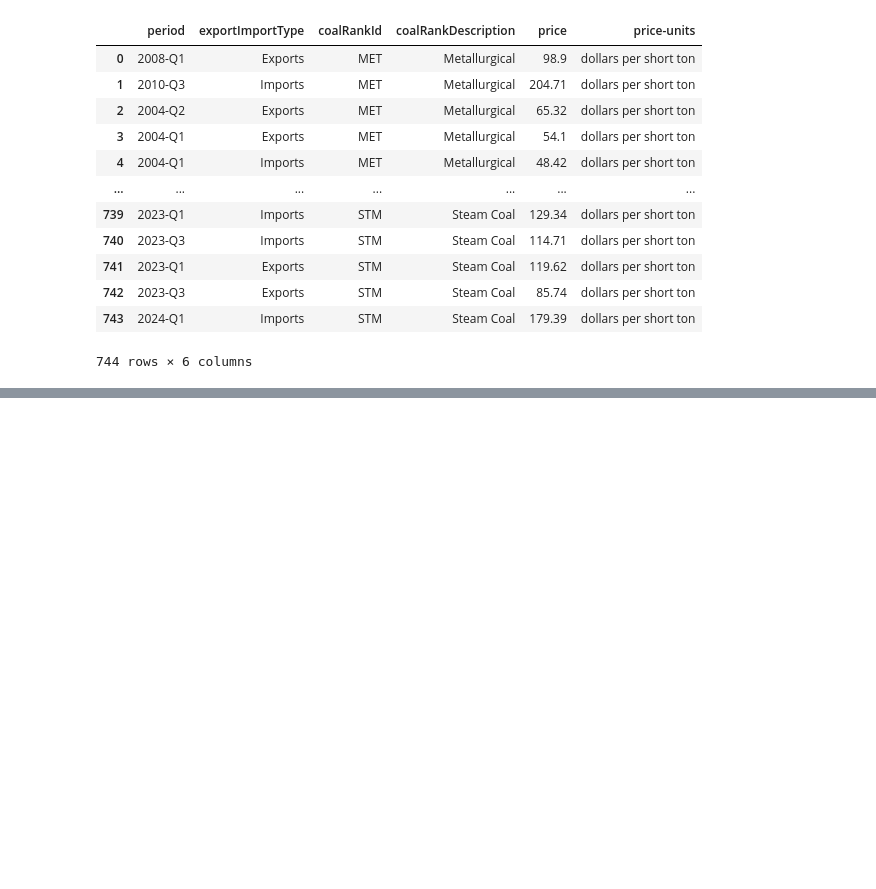
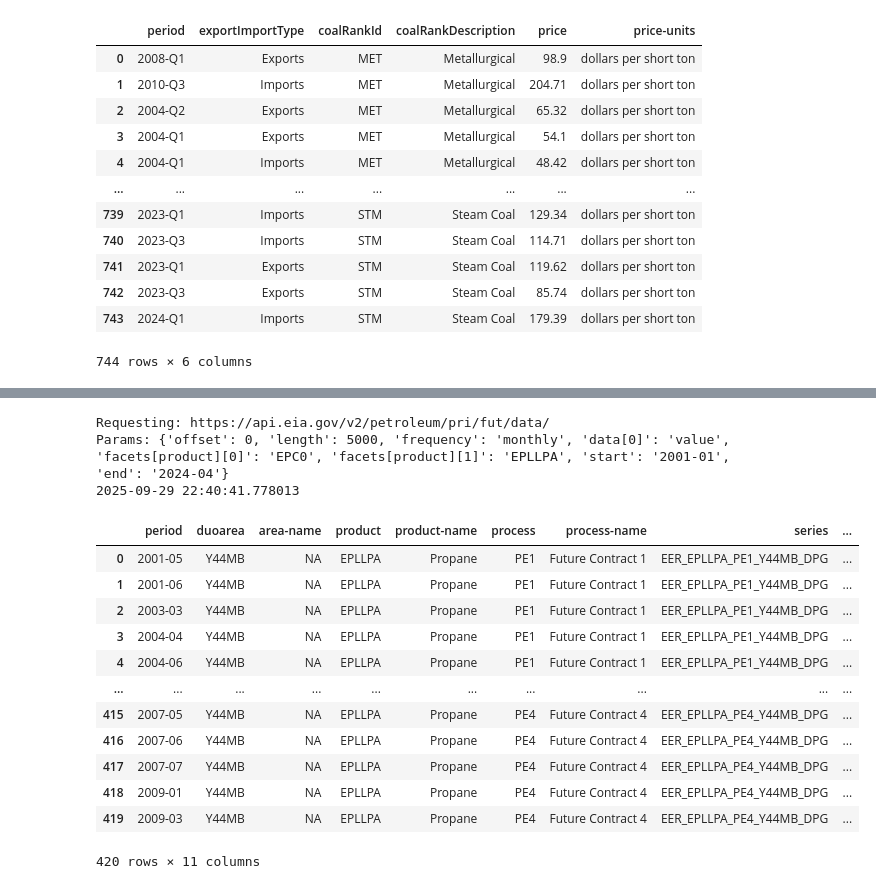
Before and after one commit to Erdos-Projects/fall-2025-forecasting-electricity-price, a Jupyter notebook: src/data/data-collection/eia_api_queries.ipynb, the cells around one changed output, grey strips where cells are left out. Cells and saved outputs as stored; diff of their text form; code cells hidden in the pictures; blank space fills up the shorter version.

```diff
--- a/src/data/data-collection/eia_api_queries.ipynb
+++ b/src/data/data-collection/eia_api_queries.ipynb
@@ -362,0 +493,50 @@ df
+# %%
+api_path = "petroleum/pri/fut"
+
+
+facets= {'product': ['EPC0', 'EPLLPA']}
+data_vars = ['value']
+
+# remember to remove api key before committing to repo
+API_KEY = get_api_key()
+
+kwargs = {
+    "api_key": API_KEY,
+    "frequency": "monthly",
+    "data_vars": data_vars,  # actual data variables
+    "facets": facets,
+    "start": "2001-01", #start date
+    "end": "2024-04", #end date
+    "length": 5000 #rows of data per query
+}
+
+
+# queries the data found here: https://www.eia.gov/opendata/browser/petroleum/pri/fut?frequency=monthly&data=value;&facets=product;&product=EPC0;EPLLPA;&sortColumn=period;&sortDirection=desc;
+df = fetch_all_for_series(api_path, **kwargs)
+
+
+print(datetime.datetime.now())
+# %% [output]
+Requesting: https://api.eia.gov/v2/petroleum/pri/fut/data/
+Params: {'offset': 0, 'length': 5000, 'frequency': 'monthly', 'data[0]': 'value', 'facets[product][0]': 'EPC0', 'facets[product][1]': 'EPLLPA', 'start': '2001-01', 'end': '2024-04'}
+2025-09-29 22:40:41.778013
+# %%
+data_dir = os.path.join(os.pardir, 'datasets')
+df.to_csv(os.path.join(data_dir, 'oil_futures.csv'), index=False)
+
+df
+#df.to_csv('state_electricity_price.csv')
+# %% [output]
+|  | period | duoarea | area-name | product | product-name | process | process-name | series | ... |
+| 0 | 2001-05 | Y44MB | NA | EPLLPA | Propane | PE1 | Future Contract 1 | EER_EPLLPA_PE1_Y44MB_DPG | ... |
+| 1 | 2001-06 | Y44MB | NA | EPLLPA | Propane | PE1 | Future Contract 1 | EER_EPLLPA_PE1_Y44MB_DPG | ... |
+| 2 | 2003-03 | Y44MB | NA | EPLLPA | Propane | PE1 | Future Contract 1 | EER_EPLLPA_PE1_Y44MB_DPG | ... |
+| 3 | 2004-04 | Y44MB | NA | EPLLPA | Propane | PE1 | Future Contract 1 | EER_EPLLPA_PE1_Y44MB_DPG | ... |
+| 4 | 2004-06 | Y44MB | NA | EPLLPA | Propane | PE1 | Future Contract 1 | EER_EPLLPA_PE1_Y44MB_DPG | ... |
+| ... | ... | ... | ... | ... | ... | ... | ... | ... | ... |
+| 415 | 2007-05 | Y44MB | NA | EPLLPA | Propane | PE4 | Future Contract 4 | EER_EPLLPA_PE4_Y44MB_DPG | ... |
+| 416 | 2007-06 | Y44MB | NA | EPLLPA | Propane | PE4 | Future Contract 4 | EER_EPLLPA_PE4_Y44MB_DPG | ... |
+| 417 | 2007-07 | Y44MB | NA | EPLLPA | Propane | PE4 | Future Contract 4 | EER_EPLLPA_PE4_Y44MB_DPG | ... |
+| 418 | 2009-01 | Y44MB | NA | EPLLPA | Propane | PE4 | Future Contract 4 | EER_EPLLPA_PE4_Y44MB_DPG | ... |
+| 419 | 2009-03 | Y44MB | NA | EPLLPA | Propane | PE4 | Future Contract 4 | EER_EPLLPA_PE4_Y44MB_DPG | ... |
+420 rows × 11 columns
```
Also changed, not shown: parts of 15 cells of this notebook, 6 other files.
